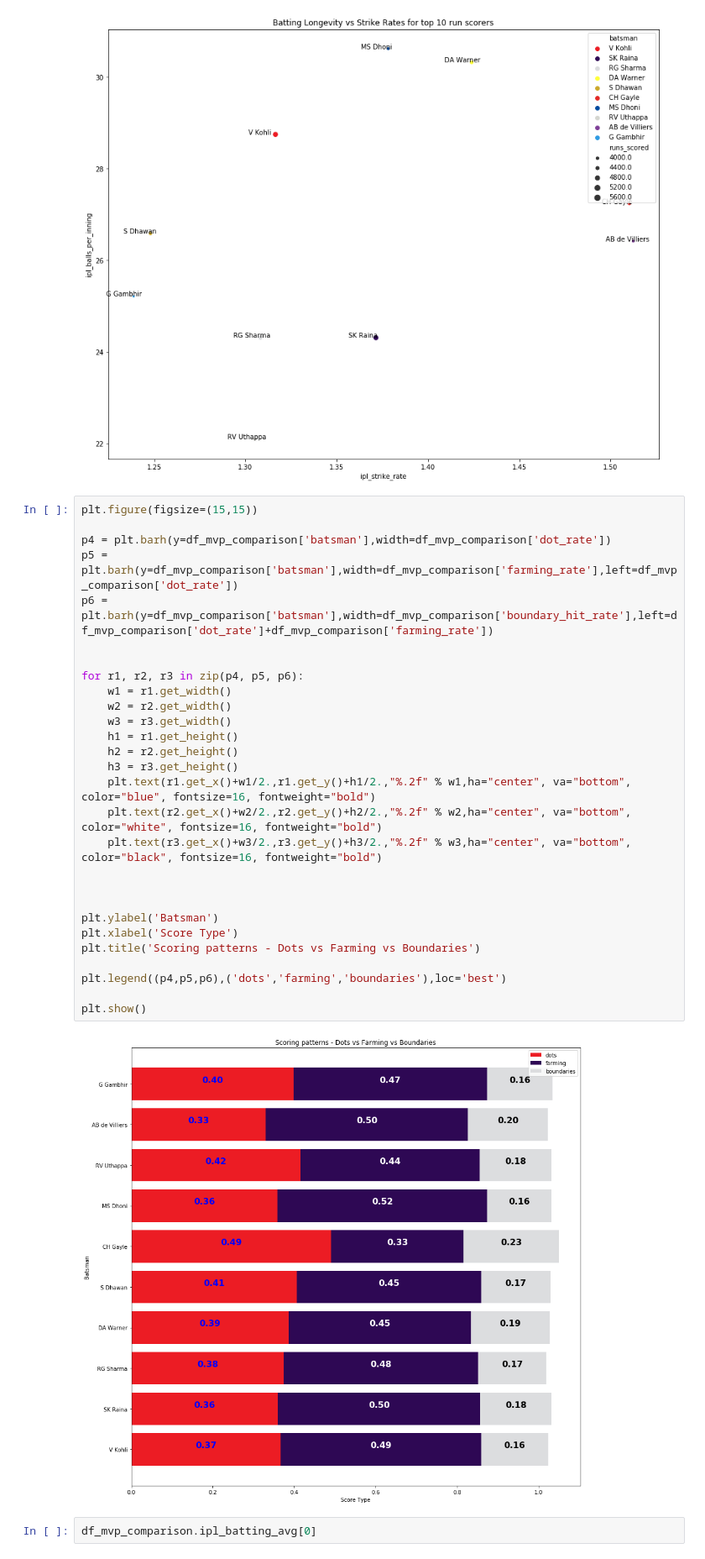
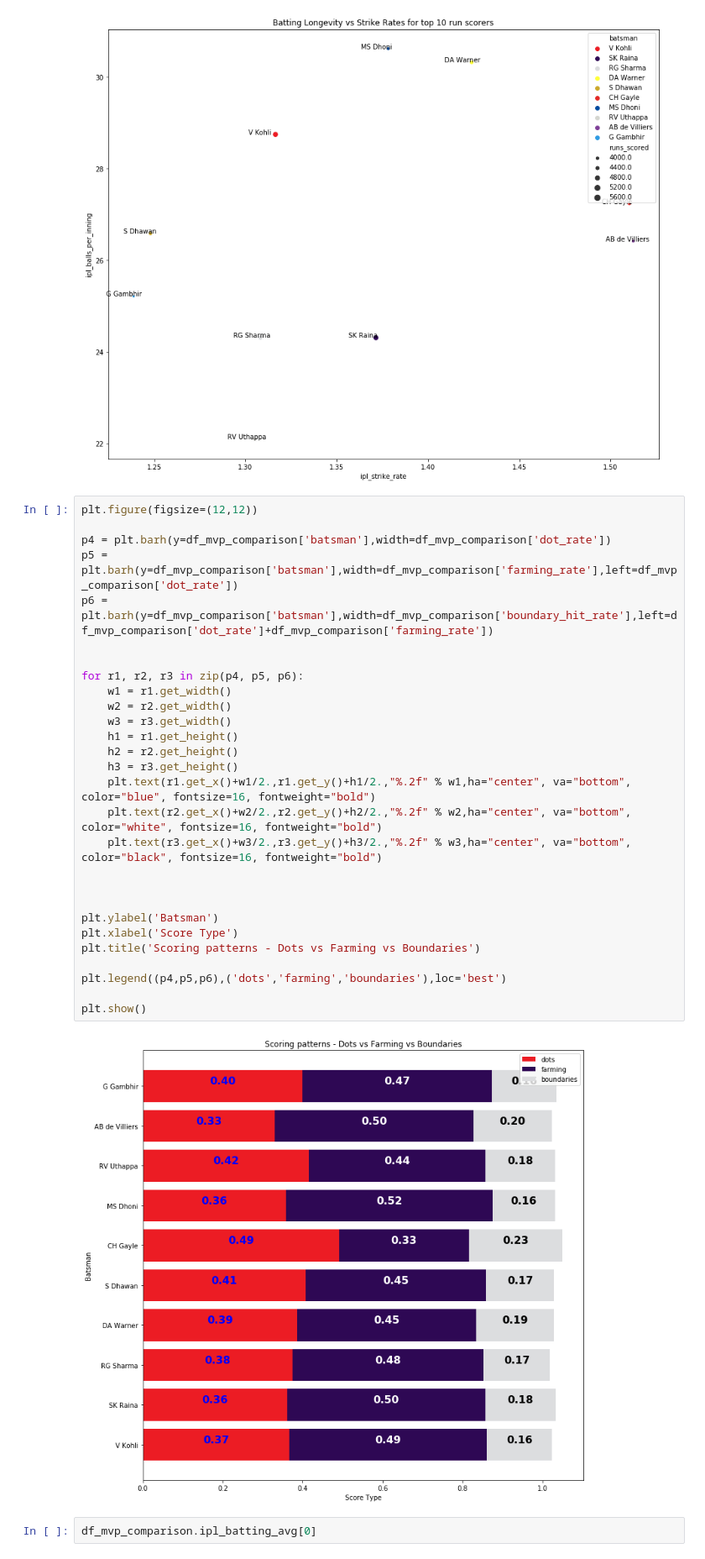
Before and after one commit to ravi-gopalan/ipl_analysis, a Jupyter notebook: ipl_analysis_v3.ipynb, the cells around one changed output. Shown at 84% size. Cells and saved outputs as stored; diff of their text form.

```diff
--- a/ipl_analysis_v3.ipynb
+++ b/ipl_analysis_v3.ipynb
@@ -1647,35 +1684,35 @@ plt.show(p3)
 # %% [output]
 [figure]
 # %%
-plt.figure(figsize=(15,15))
+plt.figure(figsize=(12,12))
 
 p4 = plt.barh(y=df_mvp_comparison['batsman'],width=df_mvp_comparison['dot_rate'])
 p5 = plt.barh(y=df_mvp_comparison['batsman'],width=df_mvp_comparison['farming_rate'],left=df_mvp_comparison['dot_rate'])
 p6 = plt.barh(y=df_mvp_comparison['batsman'],width=df_mvp_comparison['boundary_hit_rate'],left=df_mvp_comparison['dot_rate']+df_mvp_comparison['farming_rate'])
 
 
 for r1, r2, r3 in zip(p4, p5, p6):
     w1 = r1.get_width()
     w2 = r2.get_width()
     w3 = r3.get_width()
     h1 = r1.get_height()
     h2 = r2.get_height()
     h3 = r3.get_height()
     plt.text(r1.get_x()+w1/2.,r1.get_y()+h1/2.,"%.2f" % w1,ha="center", va="bottom", color="blue", fontsize=16, fontweight="bold")
     plt.text(r2.get_x()+w2/2.,r2.get_y()+h2/2.,"%.2f" % w2,ha="center", va="bottom", color="white", fontsize=16, fontweight="bold")
     plt.text(r3.get_x()+w3/2.,r3.get_y()+h3/2.,"%.2f" % w3,ha="center", va="bottom", color="black", fontsize=16, fontweight="bold")
 
 
 
 plt.ylabel('Batsman')
 plt.xlabel('Score Type')
 plt.title('Scoring patterns - Dots vs Farming vs Boundaries')
 
 plt.legend((p4,p5,p6),('dots','farming','boundaries'),loc='best')
 
 plt.show()
 # %% [output]
-[figure, old version]
+[figure, new version]
 # %%
 df_mvp_comparison.ipl_batting_avg[0]
 # %% [output]
```
Also changed, not shown: parts of 46 cells of this notebook.
